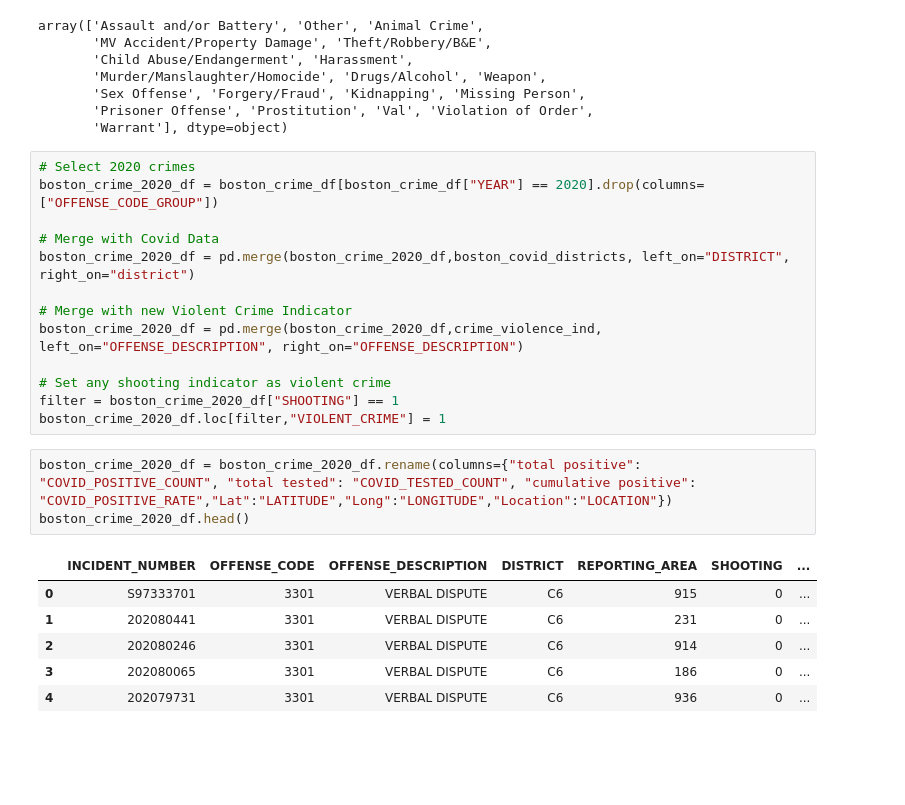
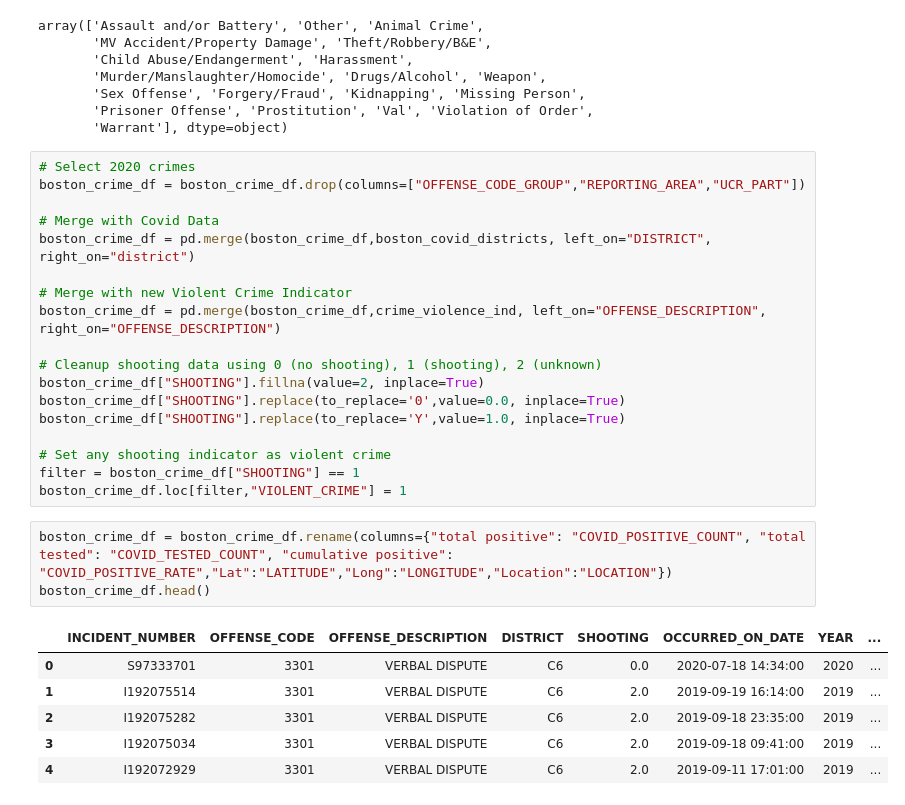
Before and after one commit to YolandaMDavis/cs109a-fall2020, a Jupyter notebook: Boston_Covid_Analysis.ipynb, the cells around one changed output. Saved outputs shown, nothing was run; the diff lists cells and outputs as text; blank space fills up the shorter version.

```diff
--- a/Boston_Covid_Analysis.ipynb
+++ b/Boston_Covid_Analysis.ipynb
@@ -112,24 +112,29 @@ array(['Assault and/or Battery', 'Other', 'Animal Crime',
        'Warrant'], dtype=object)
 # %%
 # Select 2020 crimes
-boston_crime_2020_df = boston_crime_df[boston_crime_df["YEAR"] == 2020].drop(columns=["OFFENSE_CODE_GROUP"])
+boston_crime_df = boston_crime_df.drop(columns=["OFFENSE_CODE_GROUP","REPORTING_AREA","UCR_PART"])
 
 # Merge with Covid Data
-boston_crime_2020_df = pd.merge(boston_crime_2020_df,boston_covid_districts, left_on="DISTRICT", right_on="district")
+boston_crime_df = pd.merge(boston_crime_df,boston_covid_districts, left_on="DISTRICT", right_on="district")
 
 # Merge with new Violent Crime Indicator
-boston_crime_2020_df = pd.merge(boston_crime_2020_df,crime_violence_ind, left_on="OFFENSE_DESCRIPTION", right_on="OFFENSE_DESCRIPTION")
+boston_crime_df = pd.merge(boston_crime_df,crime_violence_ind, left_on="OFFENSE_DESCRIPTION", right_on="OFFENSE_DESCRIPTION")
+
+# Cleanup shooting data using 0 (no shooting), 1 (shooting), 2 (unknown)
+boston_crime_df["SHOOTING"].fillna(value=2, inplace=True)
+boston_crime_df["SHOOTING"].replace(to_replace='0',value=0.0, inplace=True)
+boston_crime_df["SHOOTING"].replace(to_replace='Y',value=1.0, inplace=True)
 
 # Set any shooting indicator as violent crime
-filter = boston_crime_2020_df["SHOOTING"] == 1
-boston_crime_2020_df.loc[filter,"VIOLENT_CRIME"] = 1
+filter = boston_crime_df["SHOOTING"] == 1
+boston_crime_df.loc[filter,"VIOLENT_CRIME"] = 1
 # %%
-boston_crime_2020_df = boston_crime_2020_df.rename(columns={"total positive": "COVID_POSITIVE_COUNT", "total tested": "COVID_TESTED_COUNT", "cumulative positive": "COVID_POSITIVE_RATE","Lat":"LATITUDE","Long":"LONGITUDE","Location":"LOCATION"})
-boston_crime_2020_df.head()
+boston_crime_df = boston_crime_df.rename(columns={"total positive": "COVID_POSITIVE_COUNT", "total tested": "COVID_TESTED_COUNT", "cumulative positive": "COVID_POSITIVE_RATE","Lat":"LATITUDE","Long":"LONGITUDE","Location":"LOCATION"})
+boston_crime_df.head()
 # %% [output]
-|  | INCIDENT_NUMBER | OFFENSE_CODE | OFFENSE_DESCRIPTION | DISTRICT | REPORTING_AREA | SHOOTING | ... |
-| 0 | S97333701 | 3301 | VERBAL DISPUTE | C6 | 915 | 0 | ... |
-| 1 | 202080441 | 3301 | VERBAL DISPUTE | C6 | 231 | 0 | ... |
-| 2 | 202080246 | 3301 | VERBAL DISPUTE | C6 | 914 | 0 | ... |
-| 3 | 202080065 | 3301 | VERBAL DISPUTE | C6 | 186 | 0 | ... |
-| 4 | 202079731 | 3301 | VERBAL DISPUTE | C6 | 936 | 0 | ... |
+|  | INCIDENT_NUMBER | OFFENSE_CODE | OFFENSE_DESCRIPTION | DISTRICT | SHOOTING | OCCURRED_ON_DATE | YEAR | ... |
+| 0 | S97333701 | 3301 | VERBAL DISPUTE | C6 | 0.0 | 2020-07-18 14:34:00 | 2020 | ... |
+| 1 | I192075514 | 3301 | VERBAL DISPUTE | C6 | 2.0 | 2019-09-19 16:14:00 | 2019 | ... |
+| 2 | I192075282 | 3301 | VERBAL DISPUTE | C6 | 2.0 | 2019-09-18 23:35:00 | 2019 | ... |
+| 3 | I192075034 | 3301 | VERBAL DISPUTE | C6 | 2.0 | 2019-09-18 09:41:00 | 2019 | ... |
+| 4 | I192072929 | 3301 | VERBAL DISPUTE | C6 | 2.0 | 2019-09-11 17:01:00 | 2019 | ... |
```
Also changed, not shown: parts of 5 cells of this notebook.
